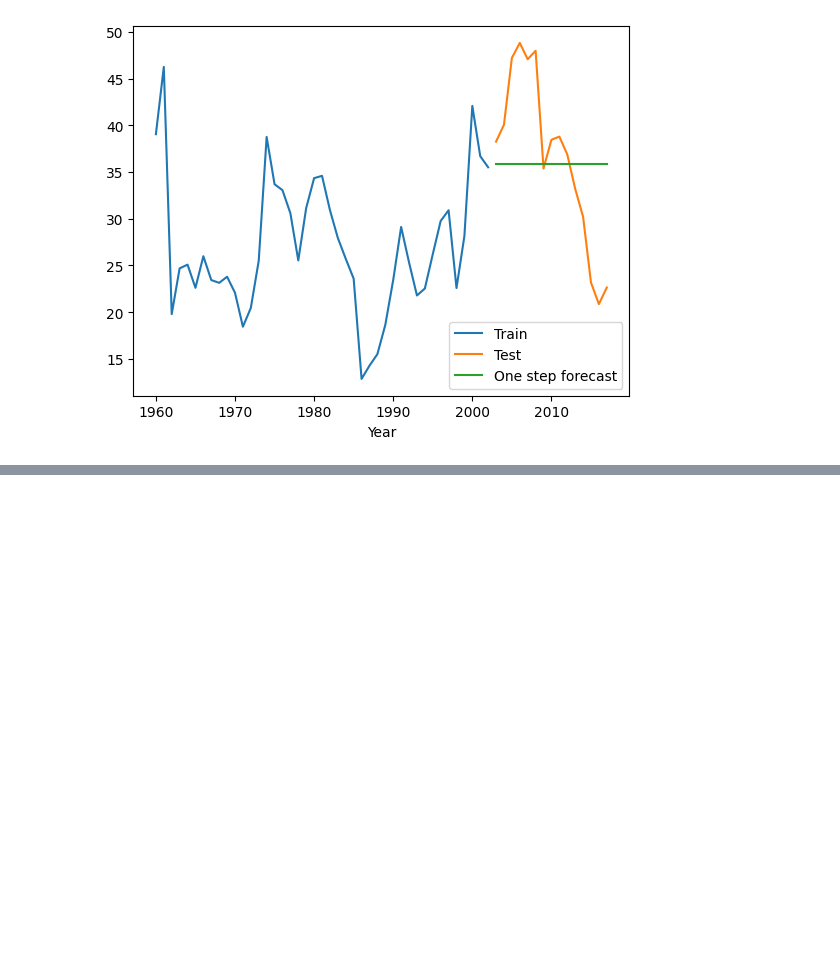
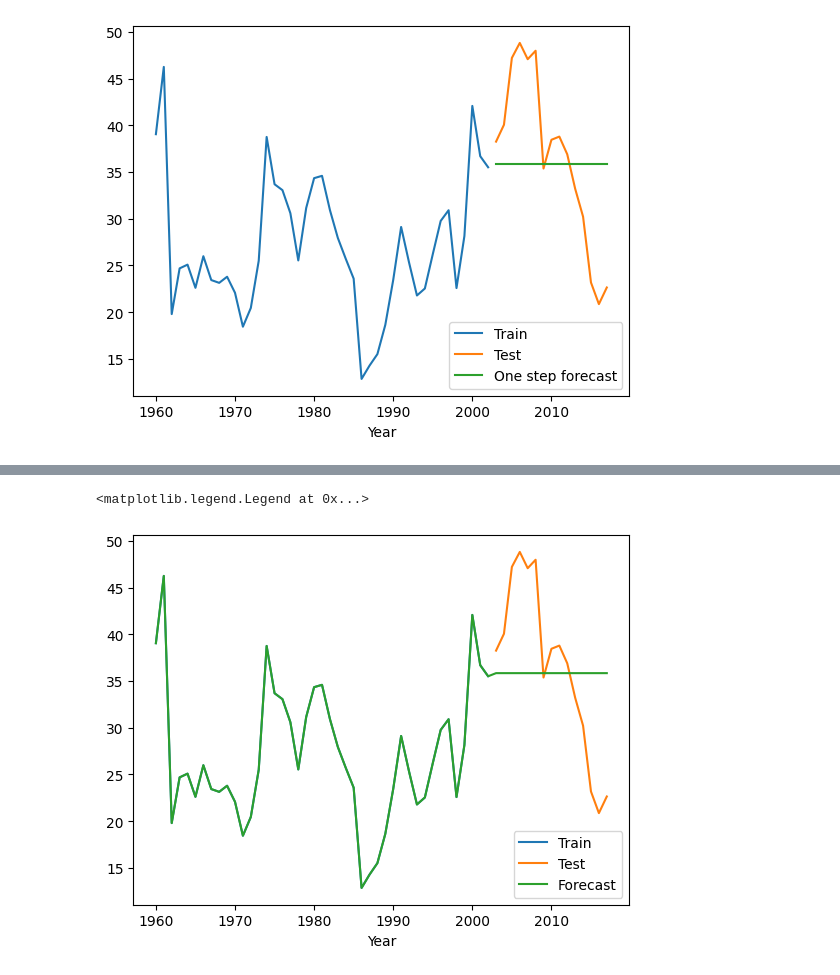
Before and after one commit to IgnacyBerent/time_series_analysis_course, a Jupyter notebook: lab_3/algerian_export_analysis.ipynb, the cells around one changed output, grey strips where cells are left out. Saved outputs shown, nothing was run; the diff lists cells and outputs as text; code cells hidden in the pictures; blank space fills up the shorter version.

```diff
--- a/lab_3/algerian_export_analysis.ipynb
+++ b/lab_3/algerian_export_analysis.ipynb
@@ -7,3 +15,5 @@ import exponential_smoothing as es
+# %%
+TEST_SIZE = 15
 # %%
 with open('algeria_export.txt') as f:
     data = f.readlines()
@@ -27,7 +37,7 @@ df.plot()
 <Axes: xlabel='Year'>
 [figure]
 # %%
-train, test = df[:-15], df[-15:]
+train, test = df[:-TEST_SIZE], df[-TEST_SIZE:]
 # %%
 # plot train and test data
 train.Export.plot(legend=True, label='Train')
@@ -66,3 +76,5 @@ plt.legend()
 # %% [output]
 <matplotlib.legend.Legend at 0x...>
 [figure]
+# %%
+x_forecast = es.exponential_smoothing_forecast_X(train['Export'].values, 0.8, train['Export'].values[0], TEST_SIZE)
@@ -68,0 +94,10 @@ plt.legend()
+# %%
+# plot train, test and forecast
+train.Export.plot(legend=True, label='Train')
+test.Export.plot(legend=True, label='Test')
+# series of forecast
+plt.plot(df.index, x_forecast, label='Forecast')
+plt.legend()
+# %% [output]
+<matplotlib.legend.Legend at 0x...>
+[figure, added]
```
Also changed, not shown: parts of 2 cells of this notebook, 3 other files.
